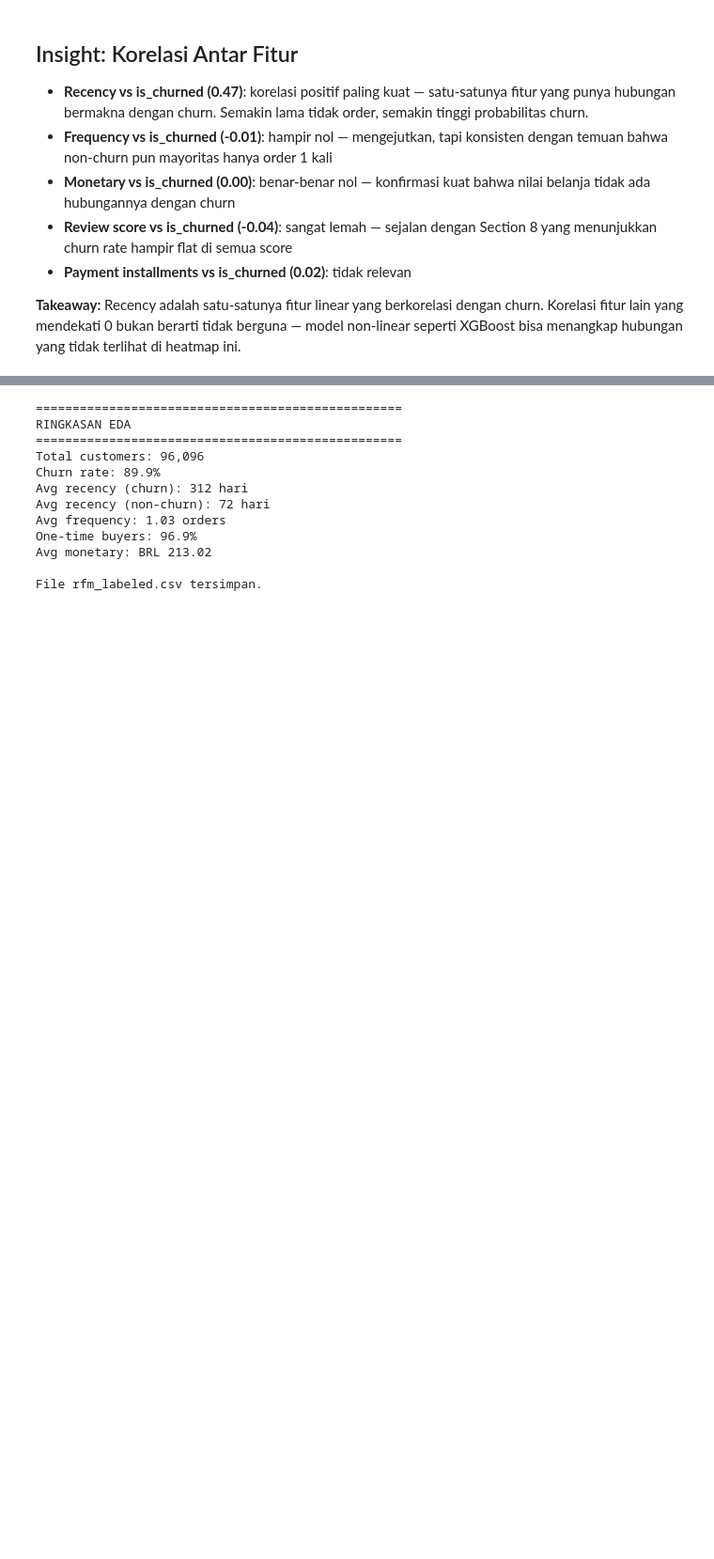
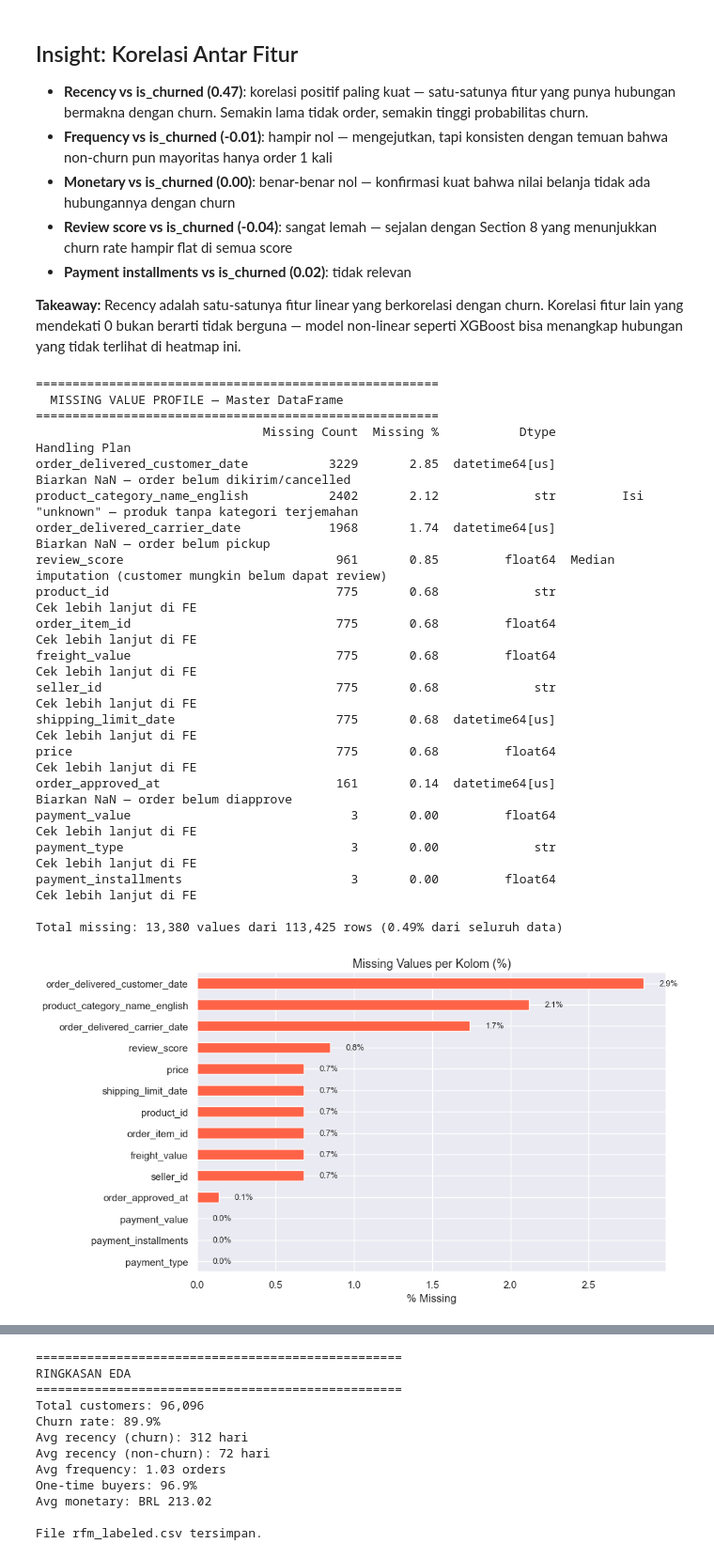
Before and after one commit to FarahAuliaKirana/Churn-Prediction, a Jupyter notebook: notebooks/02_eda.ipynb, the cells around one changed output, grey strips where cells are left out. Shown at 94% size. Drawn from its saved outputs; the diff is of its cells as text; code cells hidden in the pictures; blank space fills up the shorter version.

```diff
--- a/notebooks/02_eda.ipynb
+++ b/notebooks/02_eda.ipynb
@@ -459,3 +491,68 @@ Recency adalah satu-satunya fitur linear yang berkorelasi dengan
 churn. Korelasi fitur lain yang mendekati 0 bukan berarti tidak
 berguna — model non-linear seperti XGBoost bisa menangkap
 hubungan yang tidak terlihat di heatmap ini.
+# %%
+# MISSING VALUE PROFILING — catatan lengkap sebelum ke FE
+print("=" * 55)
+print("  MISSING VALUE PROFILE — Master DataFrame")
+print("=" * 55)
+
+missing = df.isnull().sum()
+missing = missing[missing > 0].sort_values(ascending=False)
+missing_pct = (missing / len(df) * 100).round(2)
+
+missing_df = pd.DataFrame({
+    'Missing Count': missing,
+    'Missing %'    : missing_pct,
+    'Dtype'        : df[missing.index].dtypes,
+    'Handling Plan': ''
+})
+
+# Tambahkan rencana penanganan per kolom
+handling = {
+    'review_score'                  : 'Median imputation (customer mungkin belum dapat review)',
+    'product_category_name_english' : 'Isi "unknown" — produk tanpa kategori terjemahan',
+    'order_delivered_customer_date' : 'Biarkan NaN — order belum dikirim/cancelled',
+    'order_delivered_carrier_date'  : 'Biarkan NaN — order belum pickup',
+    'order_approved_at'             : 'Biarkan NaN — order belum diapprove',
+}
+
+for col in missing_df.index:
+    missing_df.loc[col, 'Handling Plan'] = handling.get(col, 'Cek lebih lanjut di FE')
+
+print(missing_df.to_string())
+print(f"\nTotal missing: {missing.sum():,} values dari {df.shape[0]:,} rows ({missing.sum()/df.size*100:.2f}% dari seluruh data)")
+
+# Visualisasi
+if len(missing) > 0:
+    fig, ax = plt.subplots(figsize=(10, max(3, len(missing) * 0.4)))
+    missing_pct.sort_values().plot(kind='barh', ax=ax, color='tomato', edgecolor='white')
+    ax.set_title('Missing Values per Kolom (%)', fontsize=13)
+    ax.set_xlabel('% Missing')
+    for i, v in enumerate(missing_pct.sort_values()):
+        ax.text(v + 0.1, i, f'{v:.1f}%', va='center', fontsize=9)
+    plt.tight_layout()
+    plt.savefig('../data/processed/missing_value_profile.png', dpi=150)
+    plt.show()
+# %% [output]
+=======================================================
+  MISSING VALUE PROFILE — Master DataFrame
+=======================================================
+                               Missing Count  Missing %           Dtype                                            Handling Plan
+order_delivered_customer_date           3229       2.85  datetime64[us]              Biarkan NaN — order belum dikirim/cancelled
+product_category_name_english           2402       2.12             str         Isi "unknown" — produk tanpa kategori terjemahan
+order_delivered_carrier_date            1968       1.74  datetime64[us]                         Biarkan NaN — order belum pickup
+review_score                             961       0.85         float64  Median imputation (customer mungkin belum dapat review)
+product_id                               775       0.68             str                                   Cek lebih lanjut di FE
+order_item_id                            775       0.68         float64                                   Cek lebih lanjut di FE
+freight_value                            775       0.68         float64                                   Cek lebih lanjut di FE
+seller_id                                775       0.68             str                                   Cek lebih lanjut di FE
+shipping_limit_date                      775       0.68  datetime64[us]                                   Cek lebih lanjut di FE
+price                                    775       0.68         float64                                   Cek lebih lanjut di FE
+order_approved_at                        161       0.14  datetime64[us]                      Biarkan NaN — order belum diapprove
+payment_value                              3       0.00         float64                                   Cek lebih lanjut di FE
+payment_type                               3       0.00             str                                   Cek lebih lanjut di FE
+payment_installments                       3       0.00         float64                                   Cek lebih lanjut di FE
+
+Total missing: 13,380 values dari 113,425 rows (0.49% dari seluruh data)
+[figure, added]
```
Also changed, not shown: parts of 6 cells of this notebook, 45 other files.
